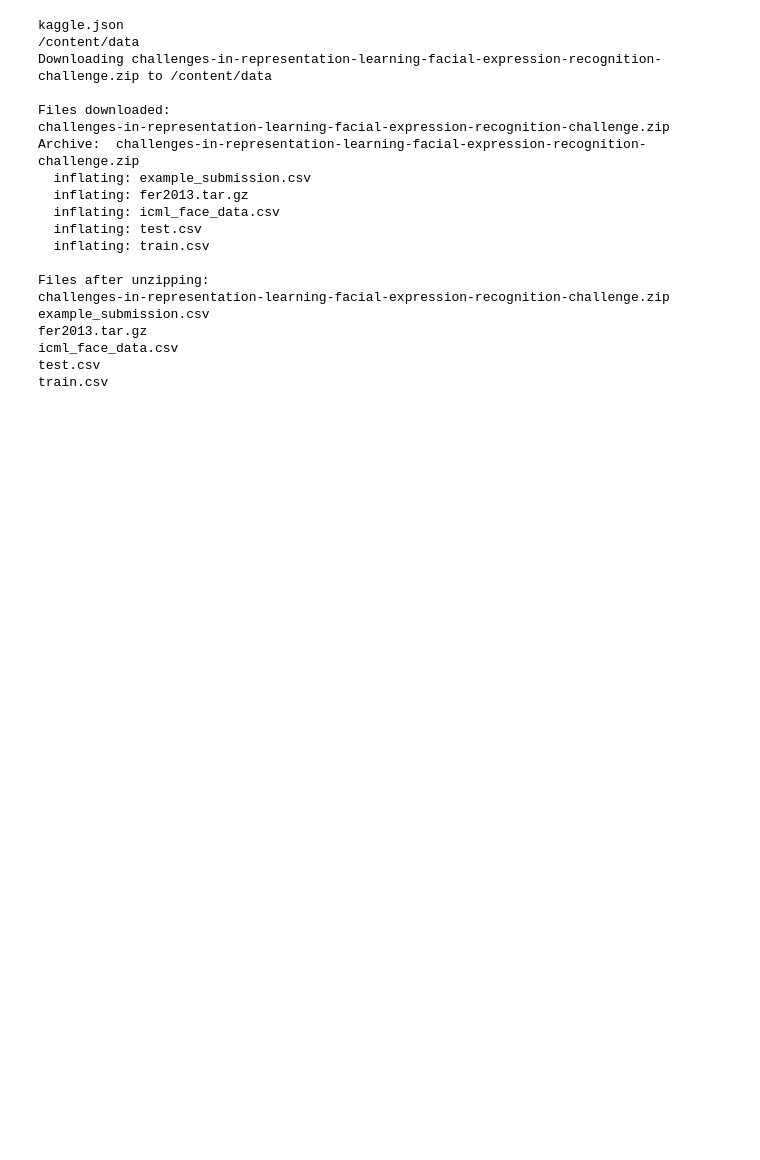
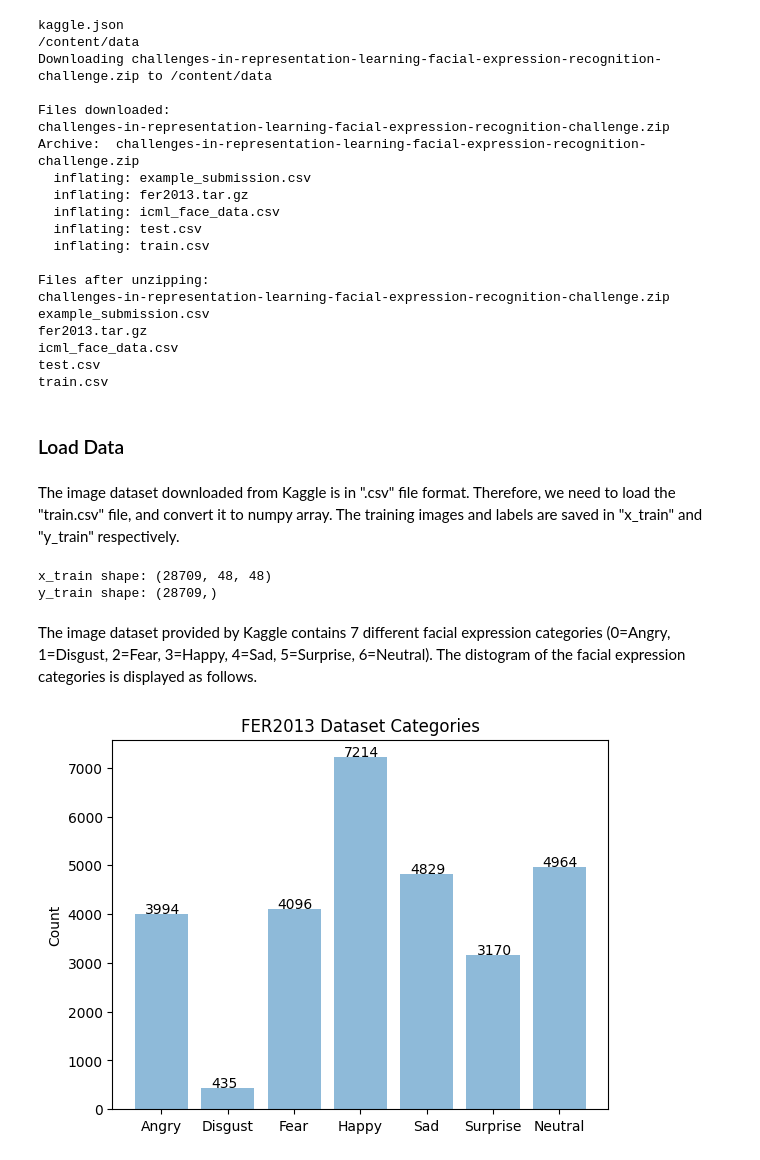
Before and after one commit to nishamghimire5/AGE-GENDER-EMOTION-DECTION, a Jupyter notebook: emotion.ipynb, the cells around one changed output. Drawn from its saved outputs; the diff is of its cells as text; code cells hidden in the pictures; blank space fills up the shorter version.

Commit message:
loading the data from the dataset

```diff
--- a/emotion.ipynb
+++ b/emotion.ipynb
@@ -59,3 +59,77 @@ fer2013.tar.gz
 icml_face_data.csv
 test.csv
 train.csv
+# %% [markdown]
+### Load Data
+# %% [markdown]
+The image dataset downloaded from Kaggle is in ".csv" file format. Therefore, we need to load the "train.csv" file, and convert it to numpy array. The training images and labels are saved in "x_train" and "y_train" respectively.
+# %%
+import csv
+import numpy
+
+train_images = []
+train_labels = []
+
+categories_count = {}
+
+with open('train.csv') as train:
+
+    # Read train.csv file
+    csv_reader = csv.reader(train)
+    next(csv_reader)  # Skip the header
+
+    for row in csv_reader:
+
+        # Append image
+        pixels_str = row[1]
+        pixels_list = [int(i) for i in pixels_str.split(' ')]
+        pixels_list = numpy.array(pixels_list, dtype='uint8')
+        image = pixels_list.reshape((48, 48))
+        train_images.append(image)
+
+        label_str = row[0]
+
+        # Calculate categories count
+        count = 0
+        if label_str in categories_count:
+            count = categories_count[label_str] + 1
+        categories_count[label_str] = count
+
+        # Append label
+        label = int(label_str)
+        train_labels.append(label)
+
+# Create numpy array of train images and labels
+x_train = numpy.array(train_images)
+y_train = numpy.array(train_labels)
+
+print('x_train shape: {0}'.format(x_train.shape))
+print('y_train shape: {0}'.format(y_train.shape))
+# %% [output]
+x_train shape: (28709, 48, 48)
+y_train shape: (28709,)
+# %% [markdown]
+The image dataset provided by Kaggle contains 7 different facial expression categories (0=Angry, 1=Disgust, 2=Fear, 3=Happy, 4=Sad, 5=Surprise, 6=Neutral). The distogram of the facial expression categories is displayed as follows.
+# %%
+import matplotlib.pyplot as plt
+%matplotlib inline
+
+categories = ('Angry', 'Disgust', 'Fear', 'Happy', 'Sad', 'Surprise', 'Neutral')
+y_pos = numpy.arange(len(categories))
+
+counts = []
+for label in range(len(categories)):
+    label_str = str(label)
+    count = categories_count[label_str]
+    counts.append(count)
+    plt.text(label - 0.25, count + 15, str(count))
+
+# Draw histogram
+plt.bar(y_pos, counts, align='center', alpha=0.5)
+plt.xticks(y_pos, categories)
+plt.ylabel('Count')
+plt.title('FER2013 Dataset Categories')
+
+plt.show()
+# %% [output]
+[figure, added]
```
Also changed, not shown: parts of 2 cells of this notebook.
